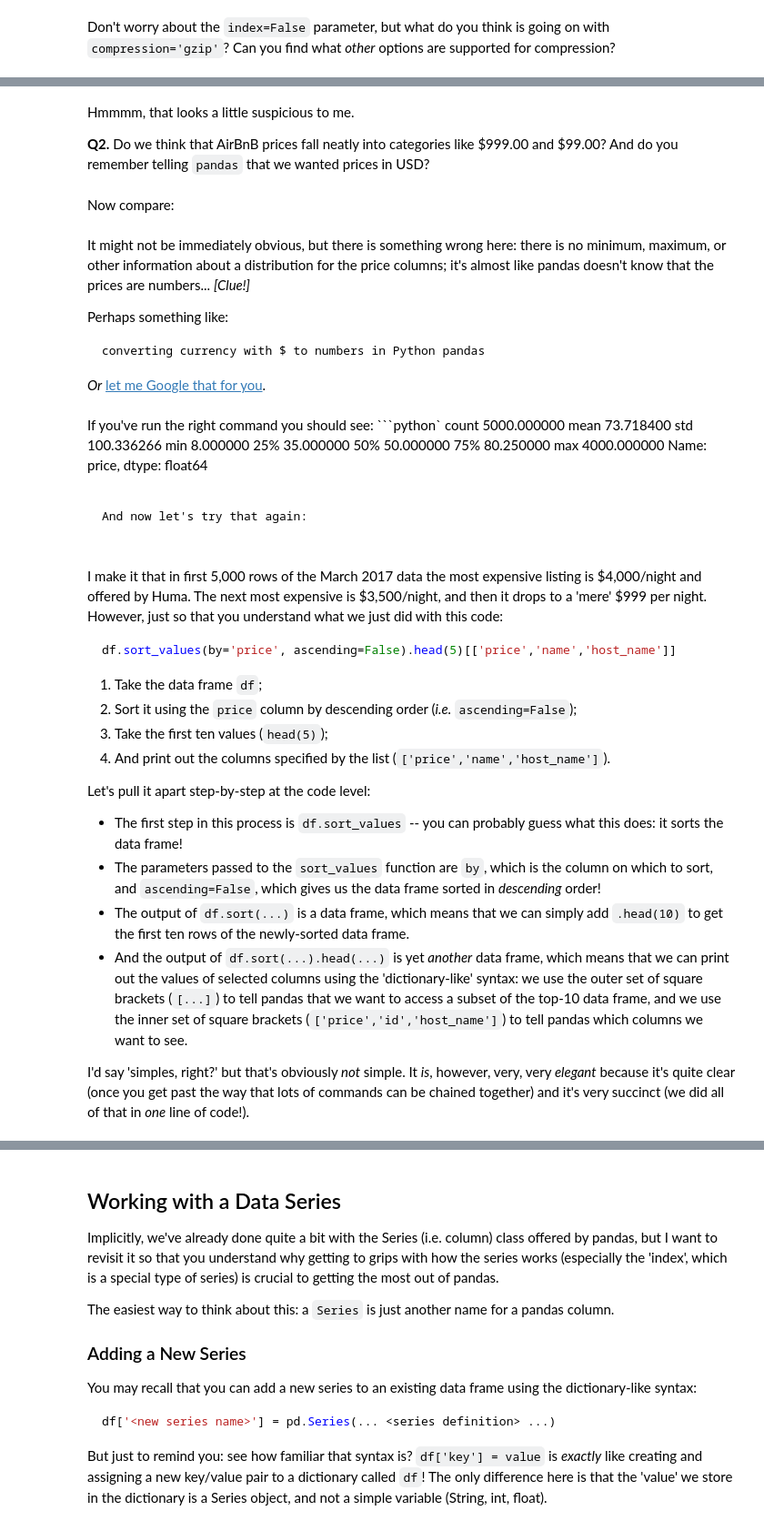
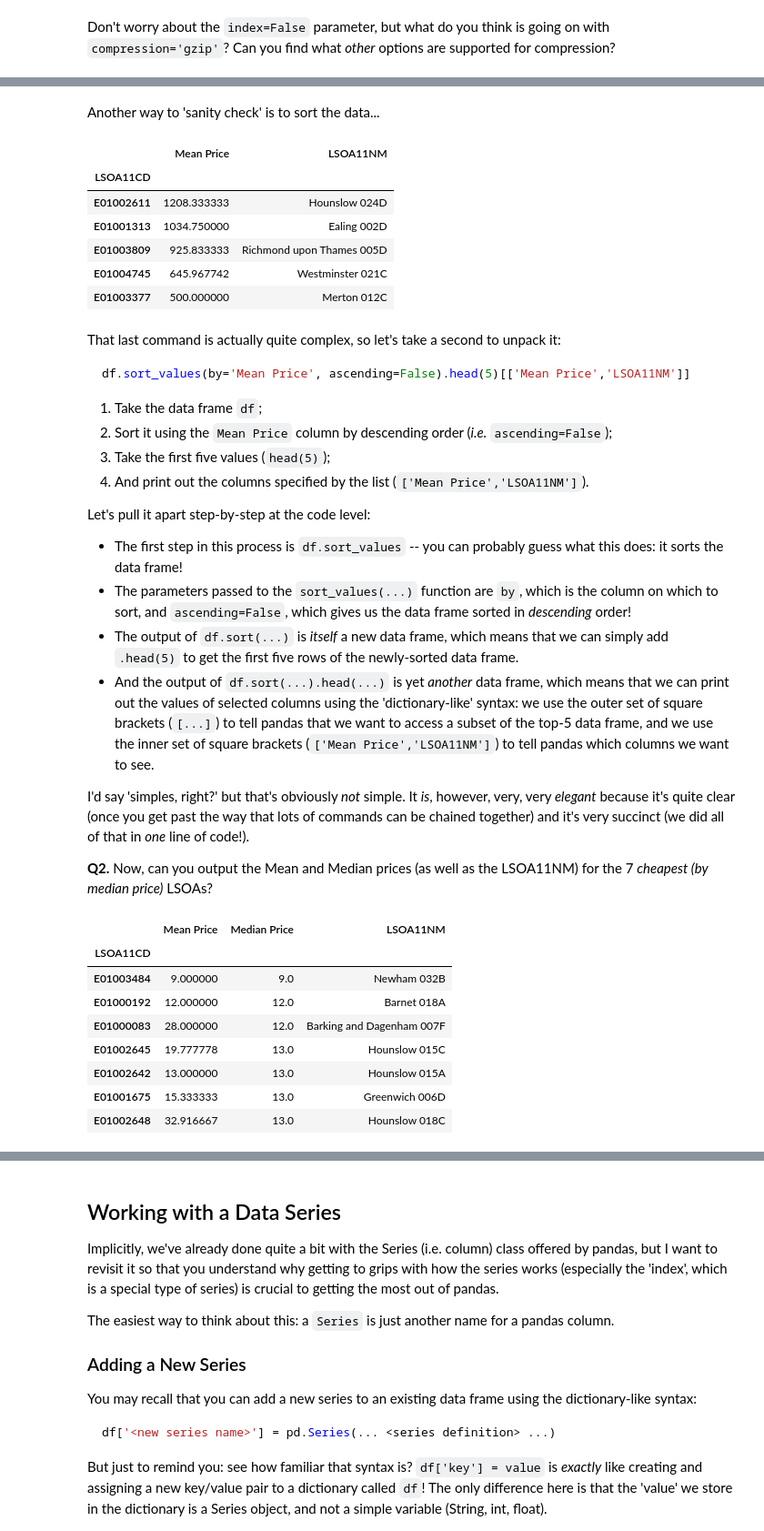
Before and after one commit to kingsgeocomp/geocomputation, a Jupyter notebook: Practical-04-Visualising Data.ipynb, the cells around one changed output, grey strips where cells are left out. Shown at 91% size. Saved outputs shown, nothing was run; the diff lists cells and outputs as text; code cells hidden in the pictures.

````diff
--- a/Practical-04-Visualising Data.ipynb
+++ b/Practical-04-Visualising Data.ipynb
@@ -63,6 +111,12 @@ Let's start with some really obvious questions about the data. We looked at dist
+# %% [markdown]
+Another way to 'sanity check' is to sort the data...
 # %%
-df.sort_values(by='price', ascending=False).head(5)[['price','name','host_name']]
+df.sort_values(by='Mean Price', ascending=False).head(5)[['Mean Price','LSOA11NM']]
+# %% [output]
+|  | Mean Price | LSOA11NM |
+| LSOA11CD |  |  |
+| E01002611 | 1208.333333 | Hounslow 024D |
+| E01001313 | 1034.750000 | Ealing 002D |
+| E01003809 | 925.833333 | Richmond upon Thames 005D |
+| E01004745 | 645.967742 | Westminster 021C |
+| E01003377 | 500.000000 | Merton 012C |
-# %% [markdown]
-Hmmmm, that looks a little suspicious to me.
-
-**Q2.** Do we think that AirBnB prices fall neatly into categories like \$999.00 and \$99.00? And do you remember telling `pandas` that we wanted prices in USD?
@@ -71,2 +122,0 @@ df.price.describe()
-# %% [markdown]
-Now compare:
@@ -75,9 +122,0 @@ df.bedrooms.describe()
-# %% [markdown]
-It might not be immediately obvious, but there is something wrong here: there is no minimum, maximum, or other information about a distribution for the price columns; it's almost like pandas doesn't know that the prices are numbers... _[Clue!]_
-
-Perhaps something like:
-```
-converting currency with $ to numbers in Python pandas
-```
-
-_Or_ [let me Google that for you](http://lmgtfy.com/?q=converting+currency+with+%24+to+numbers+in+Python+pandas).
@@ -87,15 +122,0 @@ df.price.describe()
-# %% [markdown]
-If you've run the right command you should see:
-```python`
-count    5000.000000
-mean       73.718400
-std       100.336266
-min         8.000000
-25%        35.000000
-50%        50.000000
-75%        80.250000
-max      4000.000000
-Name: price, dtype: float64
-```
-
-And now let's try that again:
@@ -104,19 +123,33 @@ df.sort_values(by='price', ascending=False).head(5)[['price','name','host_name']
 # %% [markdown]
-I make it that in first 5,000 rows of the March 2017 data the most expensive listing is \$4,000/night and offered by Huma. The next most expensive is \$3,500/night, and then it drops to a 'mere' \$999 per night. However, just so that you understand what we just did with this code:
+That last command is actually quite complex, so let's take a second to unpack it:
 ```python
-df.sort_values(by='price', ascending=False).head(5)[['price','name','host_name']]
+df.sort_values(by='Mean Price', ascending=False).head(5)[['Mean Price','LSOA11NM']]
 ```
 
 1. Take the data frame `df`;
-2. Sort it using the `price` column by descending order (_i.e._ `ascending=False`);
-3. Take the first ten values (`head(5)`);
-4. And print out the columns specified by the list (`['price','name','host_name']`).
+2. Sort it using the `Mean Price` column by descending order (_i.e._ `ascending=False`);
+3. Take the first five values (`head(5)`);
+4. And print out the columns specified by the list (`['Mean Price','LSOA11NM']`).
 
 Let's pull it apart step-by-step at the code level:
 
 * The first step in this process is `df.sort_values` -- you can probably guess what this does: it sorts the data frame!
-* The parameters passed to the `sort_values` function are `by`, which is the column on which to sort, and `ascending=False`, which gives us the data frame sorted in _descending_ order!
-* The output of `df.sort(...)` is a data frame, which means that we can simply add `.head(10)` to get the first ten rows of the newly-sorted data frame.
-* And the output of `df.sort(...).head(...)` is yet _another_ data frame, which means that we can print out the values of selected columns using the 'dictionary-like' syntax: we use the outer set of square brackets (`[...]`) to tell pandas that we want to access a subset of the top-10 data frame, and we use the inner set of square brackets (`['price','id','host_name']`) to tell pandas which columns we want to see.
+* The parameters passed to the `sort_values(...)` function are `by`, which is the column on which to sort, and `ascending=False`, which gives us the data frame sorted in _descending_ order!
+* The output of `df.sort(...)` is _itself_ a new data frame, which means that we can simply add `.head(5)` to get the first five rows of the newly-sorted data frame.
+* And the output of `df.sort(...).head(...)` is yet _another_ data frame, which means that we can print out the values of selected columns using the 'dictionary-like' syntax: we use the outer set of square brackets (`[...]`) to tell pandas that we want to access a subset of the top-5 data frame, and we use the inner set of square brackets (`['Mean Price','LSOA11NM']`) to tell pandas which columns we want to see.
 
 I'd say 'simples, right?' but that's obviously _not_ simple. It _is_, however, very, very _elegant_ because it's quite clear (once you get past the way that lots of commands can be chained together) and it's very succinct (we did all of that in _one_ line of code!).
+
+**Q2.** Now, can you output the Mean and Median prices (as well as the LSOA11NM) for the 7 _cheapest (by median price)_ LSOAs?
+# %%
+df.sort_values(???).???
+# %% [output]
+|  | Mean Price | Median Price | LSOA11NM |
+| LSOA11CD |  |  |  |
+| E01003484 | 9.000000 | 9.0 | Newham 032B |
+| E01000192 | 12.000000 | 12.0 | Barnet 018A |
+| E01000083 | 28.000000 | 12.0 | Barking and Dagenham 007F |
+| E01002645 | 19.777778 | 13.0 | Hounslow 015C |
+| E01002642 | 13.000000 | 13.0 | Hounslow 015A |
+| E01001675 | 15.333333 | 13.0 | Greenwich 006D |
+| E01002648 | 32.916667 | 13.0 | Hounslow 018C |
````
Also changed, not shown: parts of 23 cells of this notebook, 1 other file.
